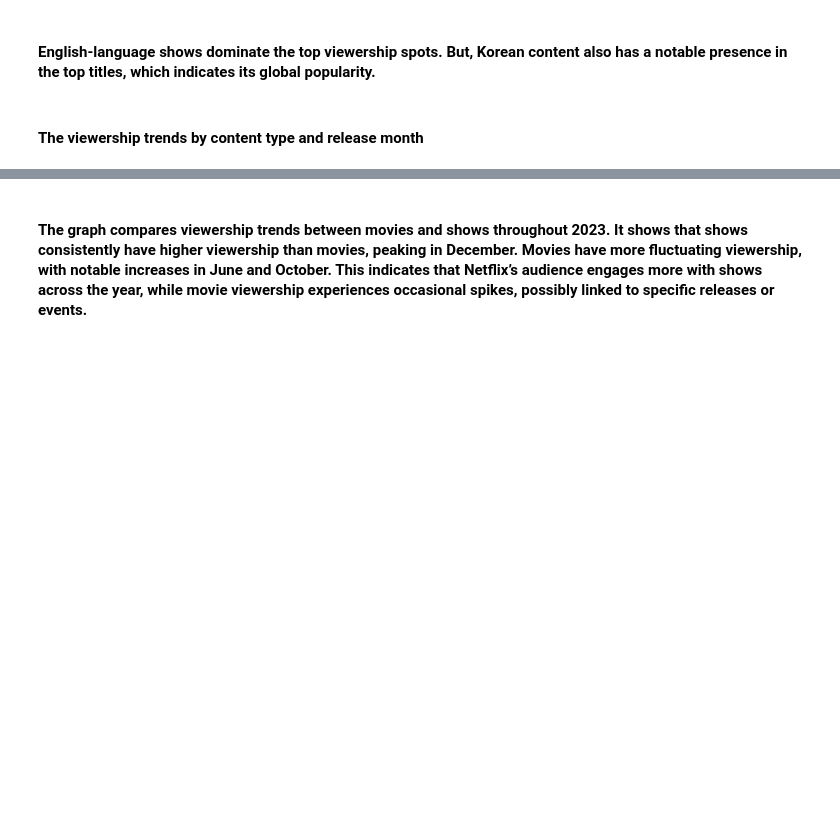
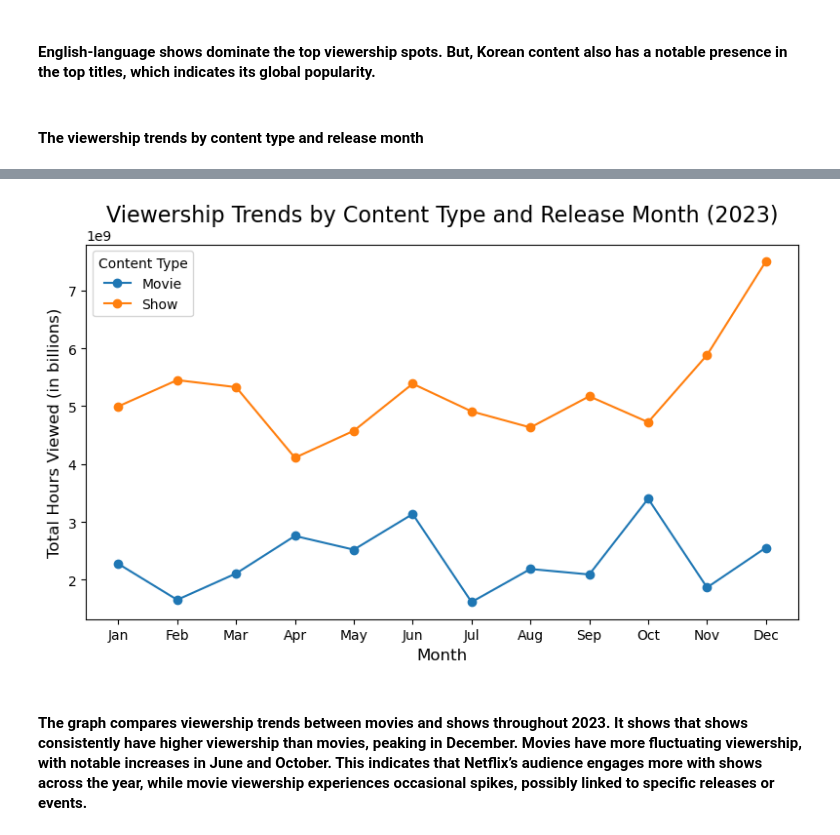
Before and after one commit to Richa-Singh31/Netflix-Content-Strategy-Analysis, a Jupyter notebook: analysis.ipynb, the cells around one changed output, grey strips where cells are left out. Cells and saved outputs as stored; diff of their text form; code cells hidden in the pictures; blank space fills up the shorter version.

```diff
--- a/analysis.ipynb
+++ b/analysis.ipynb
@@ -153,36 +121,30 @@ top_5_titles[['Title', 'Hours Viewed', 'Language Indicator', 'Content Type', 'Re
 # %% [markdown]
 #### The viewership trends by content type and release month
 # %%
+netflix_data['Release Date'] = pd.to_datetime(netflix_data['Release Date'])
+netflix_data['Release Month'] = netflix_data['Release Date'].dt.month
+
 monthly_viewership_by_type = netflix_data.pivot_table(index='Release Month',
                                                       columns='Content Type',
                                                       values='Hours Viewed',
                                                       aggfunc='sum')
 
-fig = go.Figure()
+plt.figure(figsize=(8, 5))
 
 for content_type in monthly_viewership_by_type.columns:
-    fig.add_trace(
-        go.Scatter(
-            x=monthly_viewership_by_type.index,
-            y=monthly_viewership_by_type[content_type],
-            mode='lines+markers',
-            name=content_type
-        )
-    )
+    plt.plot(monthly_viewership_by_type.index,
+             monthly_viewership_by_type[content_type],
+             marker='o',
+             label=content_type)
 
-fig.update_layout(
-    title='Viewership Trends by Content Type and Release Month (2023)',
-    xaxis_title='Month',
-    yaxis_title='Total Hours Viewed (in billions)',
-    xaxis=dict(
-        tickmode='array',
-        tickvals=list(range(1, 13)),
-        ticktext=['Jan', 'Feb', 'Mar', 'Apr', 'May', 'Jun', 'Jul', 'Aug', 'Sep', 'Oct', 'Nov', 'Dec']
-    ),
-    height=600,
-    width=1000,
-    legend_title='Content Type'
-)
+plt.title('Viewership Trends by Content Type and Release Month (2023)', fontsize=16)
+plt.xlabel('Month', fontsize=12)
+plt.ylabel('Total Hours Viewed (in billions)', fontsize=12)
 
-iplot(fig)
+plt.xticks(ticks=list(range(1, 13)), labels=['Jan', 'Feb', 'Mar', 'Apr', 'May', 'Jun', 'Jul', 'Aug', 'Sep', 'Oct', 'Nov', 'Dec'])
+
+plt.legend(title='Content Type')
+
+plt.tight_layout()
+plt.show()
 # %% [output]
@@ -190,3 +151,4 @@ iplot(fig)
+[figure, added]
 # %% [markdown]
 #### The graph compares viewership trends between movies and shows throughout 2023. It shows that shows consistently have higher viewership than movies, peaking in December. Movies have more fluctuating viewership, with notable increases in June and October. This indicates that Netflix’s audience engages more with shows across the year, while movie viewership experiences occasional spikes, possibly linked to specific releases or events.
 # %% [markdown]
```
Also changed, not shown: parts of 10 cells of this notebook.
